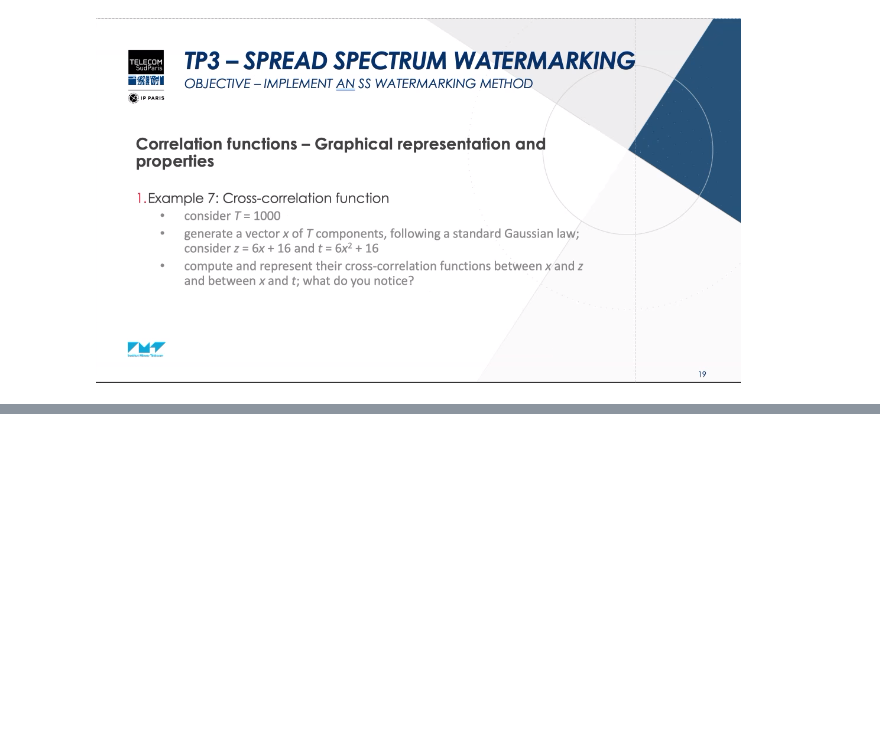
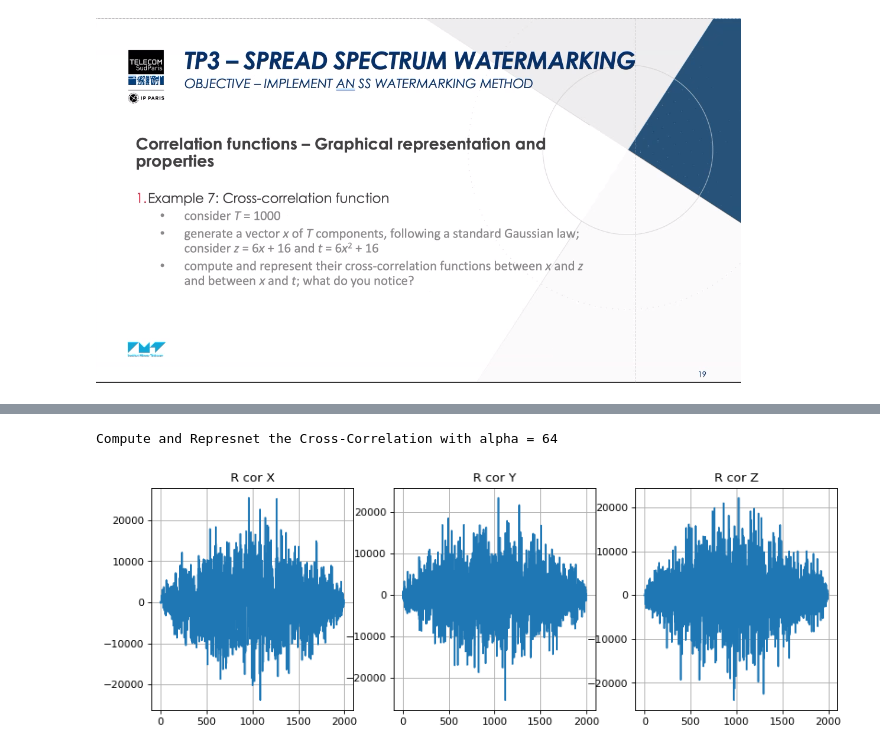
Before and after one commit to taindp98/securite_en_image, a Jupyter notebook: SPRCA_Master3IR-M2-TP3.ipynb, the cells around one changed output, grey strips where cells are left out. Saved outputs shown, nothing was run; the diff lists cells and outputs as text; code cells hidden in the pictures; blank space fills up the shorter version.

```diff
--- a/SPRCA_Master3IR-M2-TP3.ipynb
+++ b/SPRCA_Master3IR-M2-TP3.ipynb
@@ -369,0 +446,32 @@ plt.grid()
+# %%
+T = 1000
+x = np.random.randn(T)
+y = np.random.randn(T)
+z = np.random.randn(T)
+n = 4*np.random.randn(T)
+
+alpha = 64
+
+r = x + y + alpha*n
+
+print(f'Compute and Represnet the Cross-Correlation with alpha = {alpha}')
+plt.figure(figsize=(12, 4), dpi=80)
+
+plt.subplot(1, 3, 1)
+xy_cor = np.correlate(r, x, mode='full')
+plt.plot(xy_cor)
+plt.title('R cor X')
+plt.grid()
+plt.subplot(1, 3, 2)
+xy_cor = np.correlate(r, y, mode='full')
+plt.plot(xy_cor)
+plt.title('R cor Y')
+plt.grid()
+plt.subplot(1, 3, 3)
+xy_cor = np.correlate(r, z, mode='full')
+plt.plot(xy_cor)
+plt.title('R cor Z')
+plt.grid()
+# %% [output]
+Compute and Represnet the Cross-Correlation with alpha = 64
+[figure, added]
```
Also changed, not shown: parts of 25 cells of this notebook, 3 other files.
